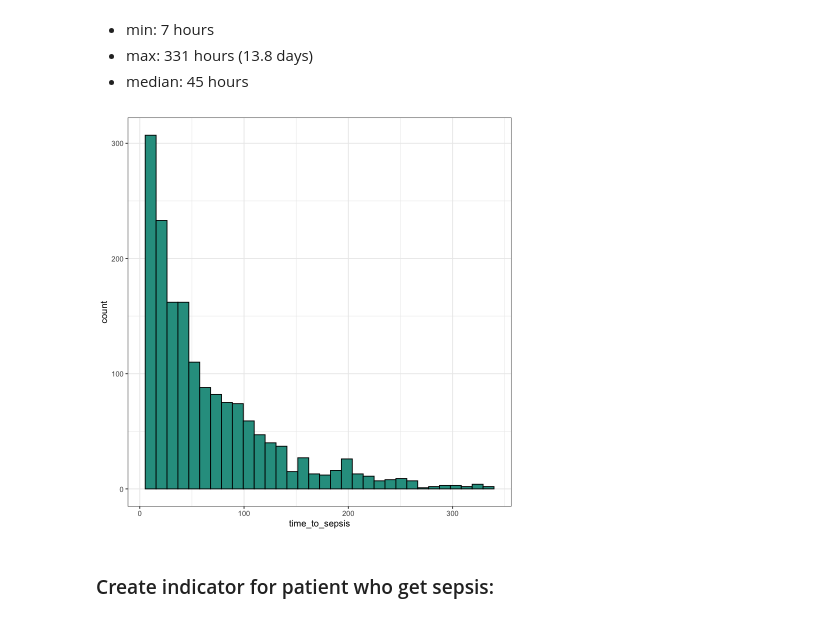
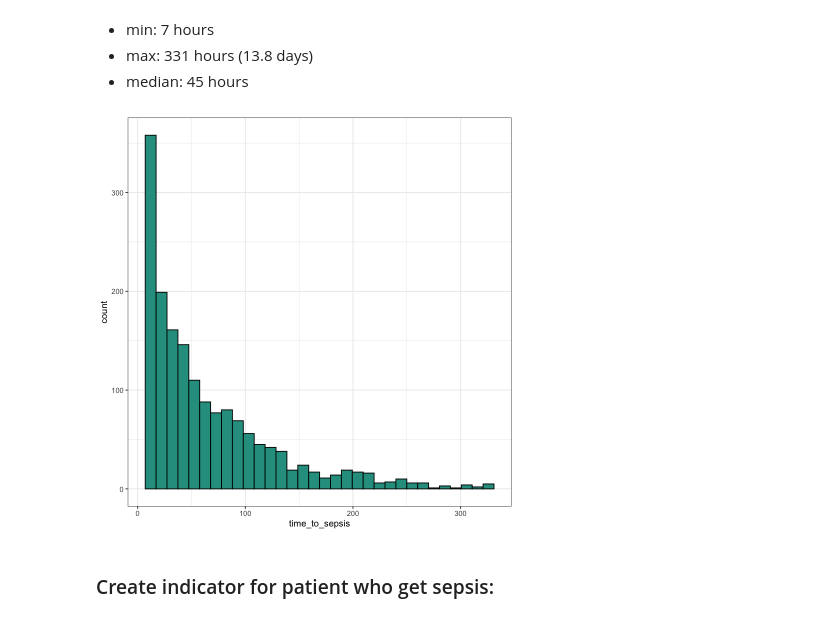
Before and after one commit to alhenry/mdc-teaching, a Jupyter notebook: R/solutions_R.ipynb, the cells around one changed output. Drawn from its saved outputs; the diff is of its cells as text; code cells hidden in the pictures.

```diff
--- a/R/solutions_R.ipynb
+++ b/R/solutions_R.ipynb
@@ -132,9 +132,11 @@ Group variables            None
 # %%
 ggplot(df_sepsis, aes(x = time_to_sepsis)) +
     theme_bw() +
-    geom_histogram(fill = "#2a9d8f", colour = "black", bins = 32)
+    # these settings are used to match stata output
+    geom_histogram(fill = "#2a9d8f", colour = "black", bins = 32,
+                   binwidth = 10.125, boundary = 7)
 # %% [output]
-[figure, old version]
+[figure, new version]
 # %% [markdown]
 ### Create indicator for patient who get sepsis:
 # %%
```
Also changed, not shown: parts of 2 cells of this notebook, 3 other files.
